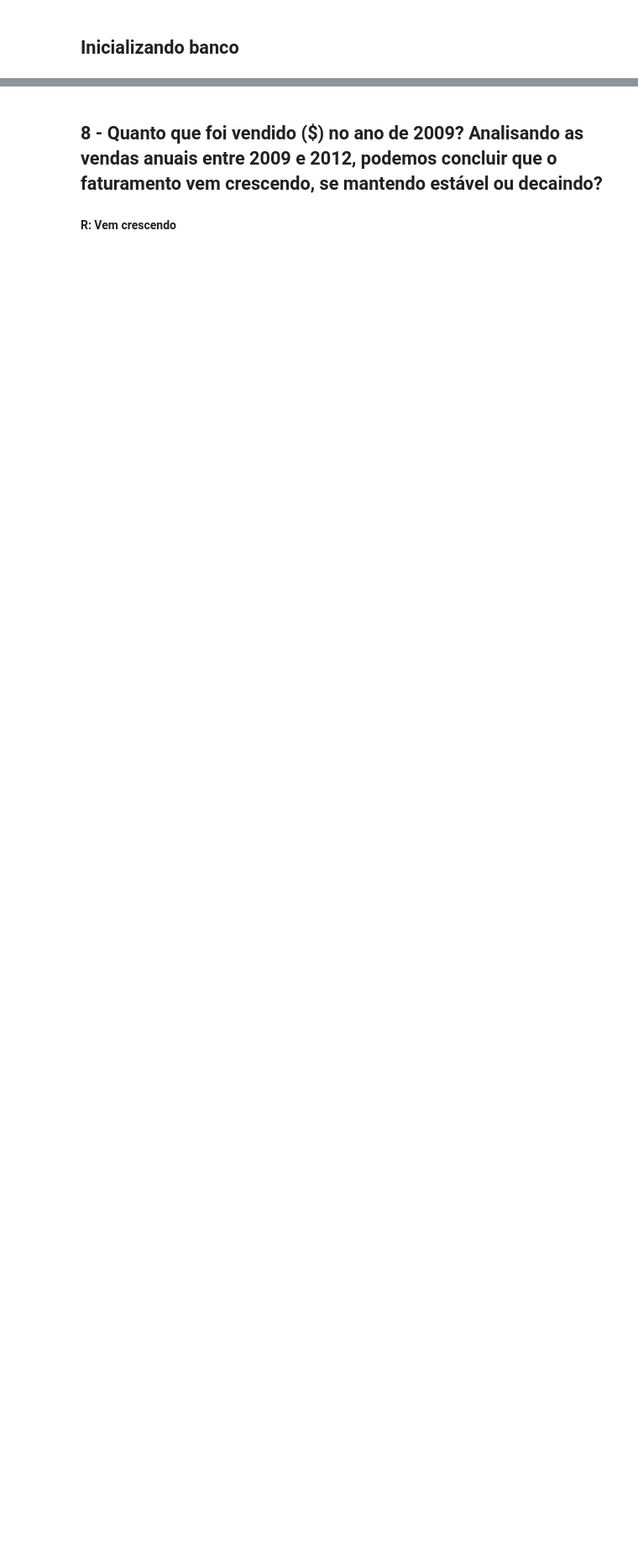
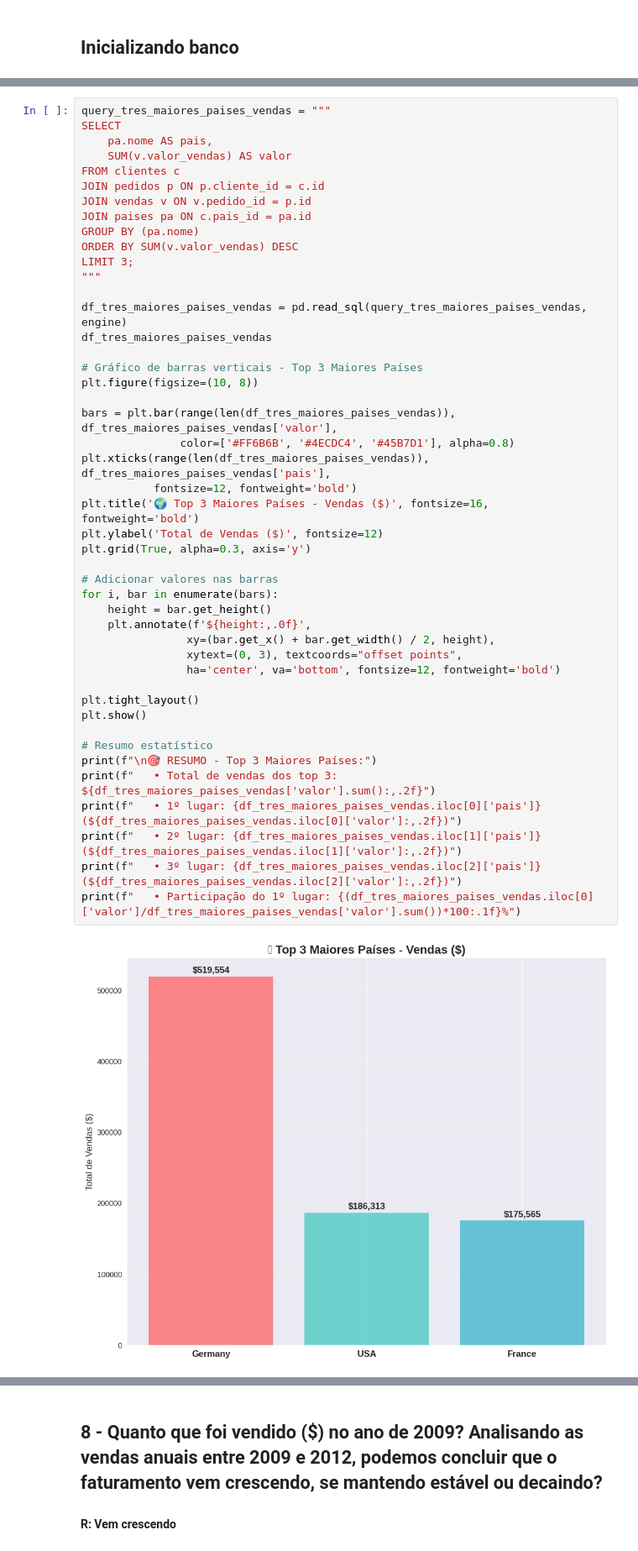
Before and after one commit to filipe-rds/BI-Atividade-1, a Jupyter notebook: notebooks/notebook.ipynb, the cells around one changed output, grey strips where cells are left out. Shown at 84% size. Drawn from its saved outputs; the diff is of its cells as text; blank space fills up the shorter version.

```diff
--- a/notebooks/notebook.ipynb
+++ b/notebooks/notebook.ipynb
@@ -20,0 +108,48 @@ engine = create_engine(f"postgresql://{USER}:{PASSWORD}@{HOST}:{PORT}/{DB}")
+# %%
+query_tres_maiores_paises_vendas = """
+SELECT
+    pa.nome AS pais,
+    SUM(v.valor_vendas) AS valor
+FROM clientes c
+JOIN pedidos p ON p.cliente_id = c.id
+JOIN vendas v ON v.pedido_id = p.id
+JOIN paises pa ON c.pais_id = pa.id
+GROUP BY (pa.nome)
+ORDER BY SUM(v.valor_vendas) DESC
+LIMIT 3;
+"""
+
+df_tres_maiores_paises_vendas = pd.read_sql(query_tres_maiores_paises_vendas, engine)
+df_tres_maiores_paises_vendas
+
+# Gráfico de barras verticais - Top 3 Maiores Países
+plt.figure(figsize=(10, 8))
+
+bars = plt.bar(range(len(df_tres_maiores_paises_vendas)), df_tres_maiores_paises_vendas['valor'],
+               color=['#FF6B6B', '#4ECDC4', '#45B7D1'], alpha=0.8)
+plt.xticks(range(len(df_tres_maiores_paises_vendas)), df_tres_maiores_paises_vendas['pais'],
+           fontsize=12, fontweight='bold')
+plt.title('🌍 Top 3 Maiores Países - Vendas ($)', fontsize=16, fontweight='bold')
+plt.ylabel('Total de Vendas ($)', fontsize=12)
+plt.grid(True, alpha=0.3, axis='y')
+
+# Adicionar valores nas barras
+for i, bar in enumerate(bars):
+    height = bar.get_height()
+    plt.annotate(f'${height:,.0f}',
+                xy=(bar.get_x() + bar.get_width() / 2, height),
+                xytext=(0, 3), textcoords="offset points",
+                ha='center', va='bottom', fontsize=12, fontweight='bold')
+
+plt.tight_layout()
+plt.show()
+
+# Resumo estatístico
+print(f"\n🎯 RESUMO - Top 3 Maiores Países:")
+print(f"   • Total de vendas dos top 3: ${df_tres_maiores_paises_vendas['valor'].sum():,.2f}")
+print(f"   • 1º lugar: {df_tres_maiores_paises_vendas.iloc[0]['pais']} (${df_tres_maiores_paises_vendas.iloc[0]['valor']:,.2f})")
+print(f"   • 2º lugar: {df_tres_maiores_paises_vendas.iloc[1]['pais']} (${df_tres_maiores_paises_vendas.iloc[1]['valor']:,.2f})")
+print(f"   • 3º lugar: {df_tres_maiores_paises_vendas.iloc[2]['pais']} (${df_tres_maiores_paises_vendas.iloc[2]['valor']:,.2f})")
+print(f"   • Participação do 1º lugar: {(df_tres_maiores_paises_vendas.iloc[0]['valor']/df_tres_maiores_paises_vendas['valor'].sum())*100:.1f}%")
+# %% [output]
+[figure, added]
```
Also changed, not shown: parts of 11 cells of this notebook, 2 other files.
